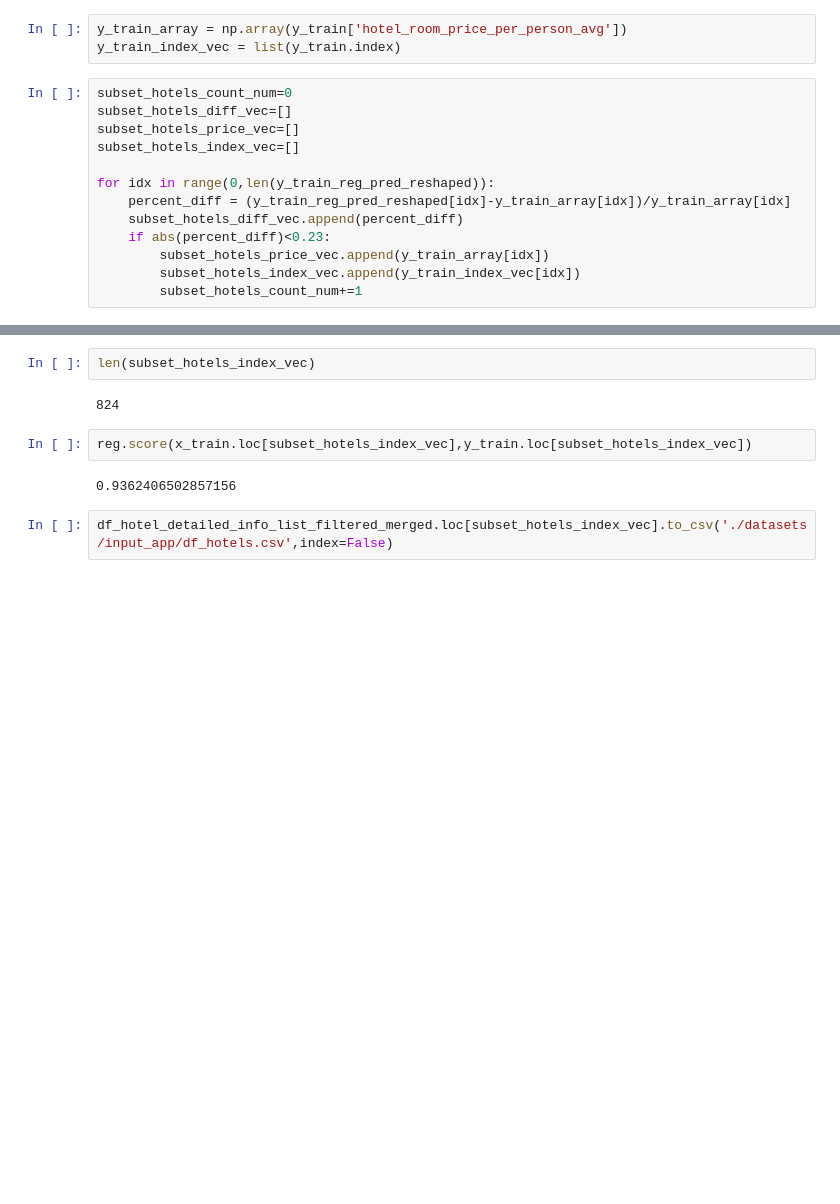
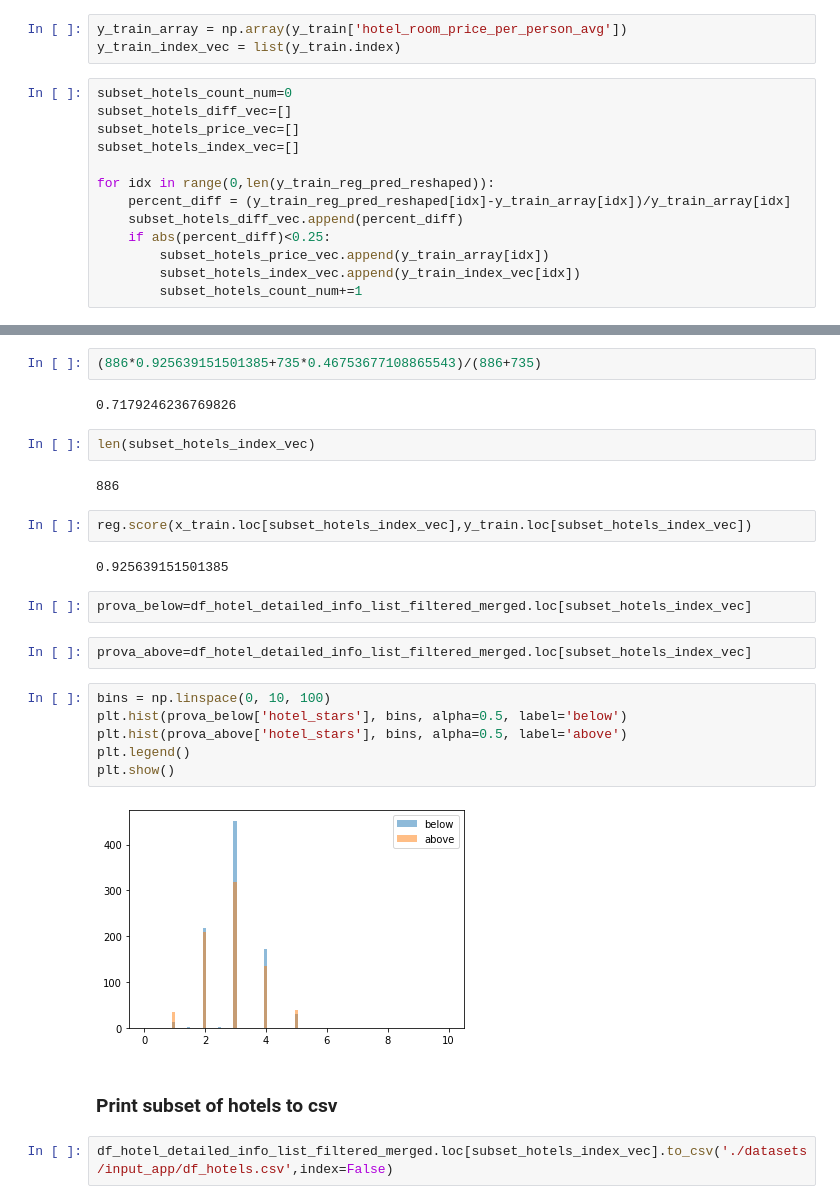
Before and after one commit to rmondini/insight-project, a Jupyter notebook: BookingReviewsPricePrediction.ipynb, the cells around one changed output, grey strips where cells are left out. Cells and saved outputs as stored; diff of their text form; blank space fills up the shorter version.

```diff
--- a/BookingReviewsPricePrediction.ipynb
+++ b/BookingReviewsPricePrediction.ipynb
@@ -524,7 +524,7 @@ subset_hotels_index_vec=[]
 for idx in range(0,len(y_train_reg_pred_reshaped)):
     percent_diff = (y_train_reg_pred_reshaped[idx]-y_train_array[idx])/y_train_array[idx]
     subset_hotels_diff_vec.append(percent_diff)
-    if abs(percent_diff)<0.23:
+    if abs(percent_diff)<0.25:
         subset_hotels_price_vec.append(y_train_array[idx])
         subset_hotels_index_vec.append(y_train_index_vec[idx])
         subset_hotels_count_num+=1
@@ -531,11 +533,29 @@ for idx in range(0,len(y_train_reg_pred_reshaped)):
+# %%
+(886*0.925639151501385+735*0.46753677108865543)/(886+735)
+# %% [output]
+0.7179246236769826
 # %%
 len(subset_hotels_index_vec)
 # %% [output]
-824
+886
 # %%
 reg.score(x_train.loc[subset_hotels_index_vec],y_train.loc[subset_hotels_index_vec])
 # %% [output]
-0.9362406502857156
+0.925639151501385
+# %%
+prova_below=df_hotel_detailed_info_list_filtered_merged.loc[subset_hotels_index_vec]
+# %%
+prova_above=df_hotel_detailed_info_list_filtered_merged.loc[subset_hotels_index_vec]
+# %%
+bins = np.linspace(0, 10, 100)
+plt.hist(prova_below['hotel_stars'], bins, alpha=0.5, label='below')
+plt.hist(prova_above['hotel_stars'], bins, alpha=0.5, label='above')
+plt.legend()
+plt.show()
+# %% [output]
+[figure, added]
+# %% [markdown]
+### Print subset of hotels to csv
 # %%
 df_hotel_detailed_info_list_filtered_merged.loc[subset_hotels_index_vec].to_csv('./datasets/input_app/df_hotels.csv',index=False)
 # %% [markdown]
```
Also changed, not shown: parts of 3 cells of this notebook, 1 other file.
